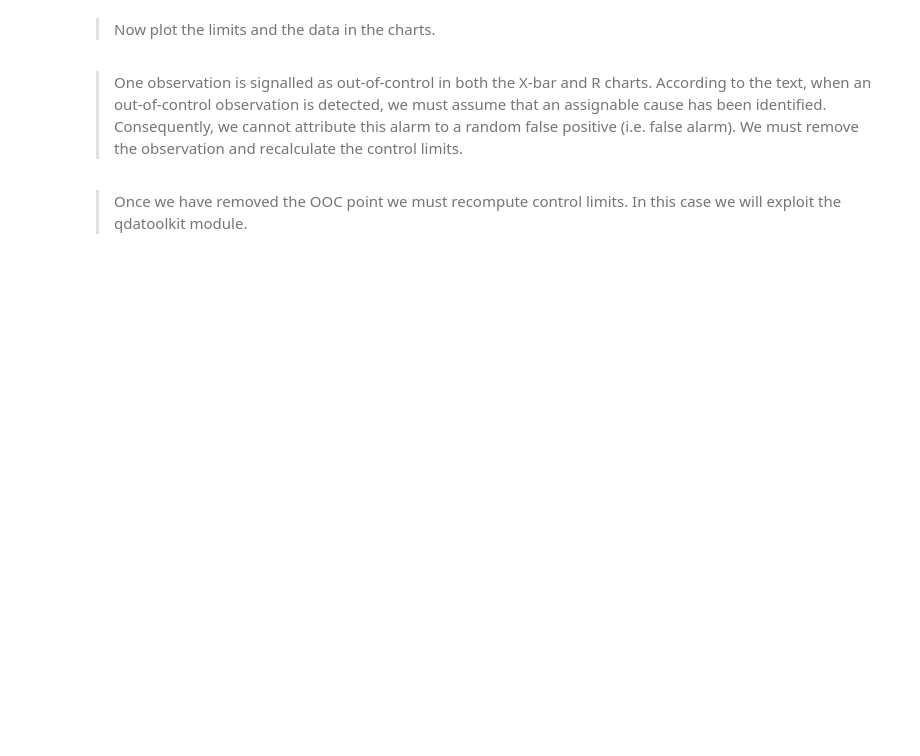
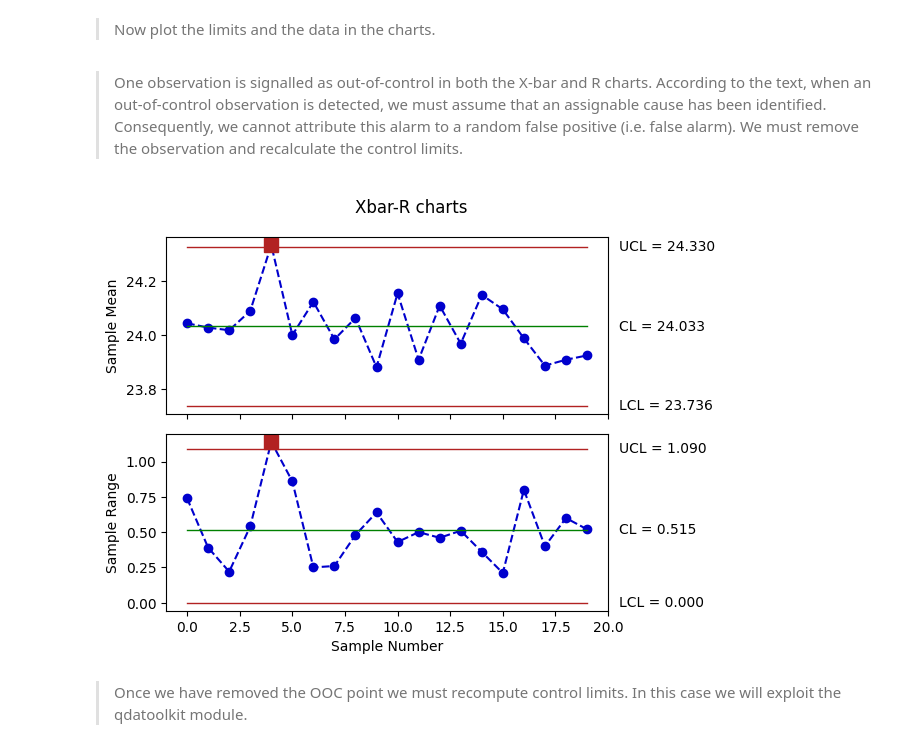
Before and after one commit to Cimap-dev/Quality-data-analysis, a Jupyter notebook: recitations/ESE02/Python/ESE02_ex1.ipynb, the cells around one changed output. Drawn from its saved outputs; the diff is of its cells as text; code cells hidden in the pictures; blank space fills up the shorter version.

```diff
--- a/recitations/ESE02/Python/ESE02_ex1.ipynb
+++ b/recitations/ESE02/Python/ESE02_ex1.ipynb
@@ -159,6 +166,10 @@ plt.xlim(-1, len(XR))
 plt.show()
 # %% [markdown]
 > One observation is signalled as out-of-control in both the X-bar and R charts. According to the text, when an out-of-control observation is detected, we must assume that an assignable cause has been identified. Consequently, we cannot attribute this alarm to a random false positive (i.e. false alarm). We must remove the observation and recalculate the control limits.
+# %%
+XR = qda.ControlCharts.XbarR(phase_1)
+# %% [output]
+[figure, added]
 # %%
 # Let's find the array of indexes corresponding to OOC points (one in this case)
 
```
Also changed, not shown: parts of 2 cells of this notebook, 48 other files.
